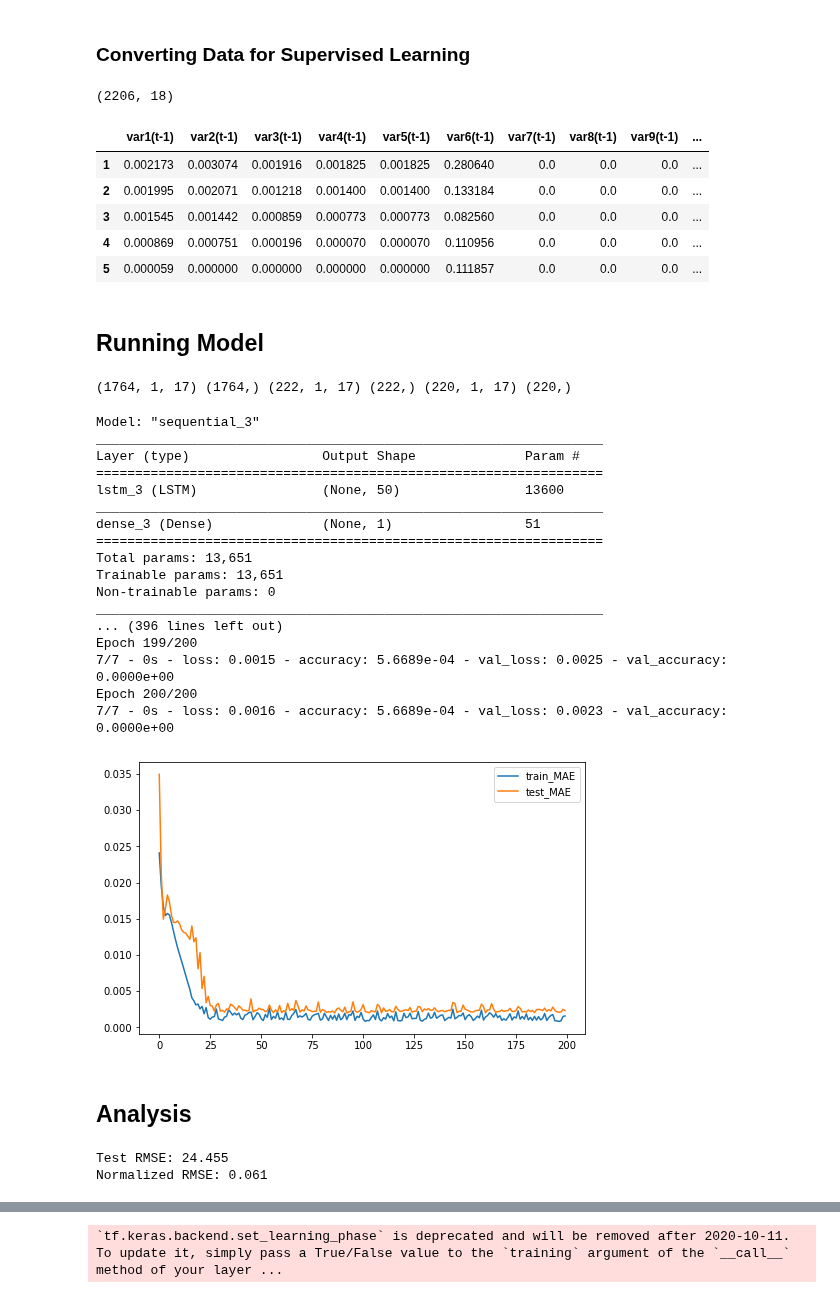
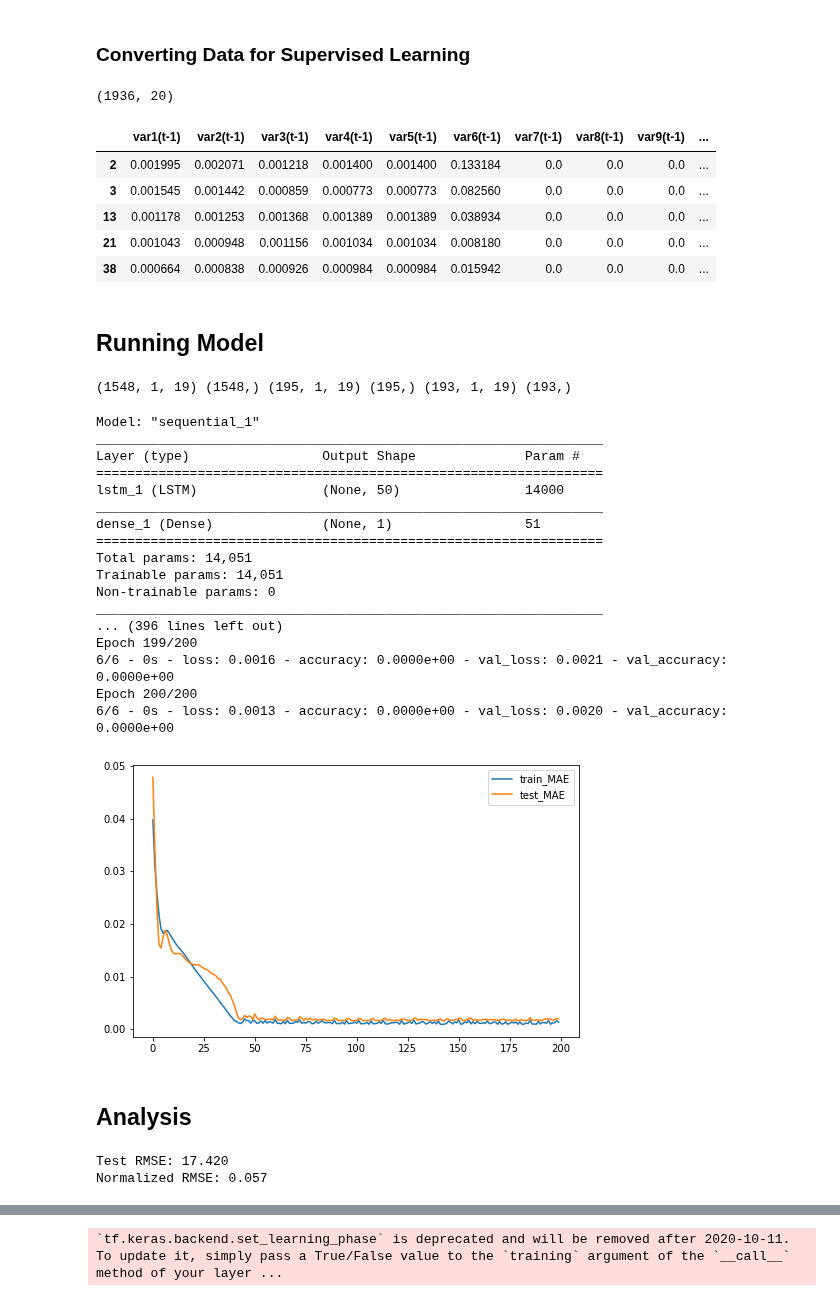
Before and after one commit to TLChilton/Senior_Capstone, a Jupyter notebook: LSTMsentimentanalysisTesla.ipynb, the cells around one changed output, grey strips where cells are left out. Cells and saved outputs as stored; diff of their text form; code cells hidden in the pictures.

```diff
--- a/LSTMsentimentanalysisTesla.ipynb
+++ b/LSTMsentimentanalysisTesla.ipynb
@@ -14,9 +14,17 @@ def is_positive(tweet: str) -> bool:
     """True if tweet has positive compound sentiment, False otherwise."""
     scores = [sia.polarity_scores(sentence)["compound"] for sentence in nltk.sent_tokenize(tweet)]
     return mean(scores) > 0
+
+def contains_tesla(tweet: str) -> bool:
+    search = ("tesla", "tsla", "cybertruck", "model s", "model x", "model 3", "model y")
+    if any(word in tweet.lower() for word in search):
+        return True
+    else:
+        return False
 # %%
 df_trump = pd.read_csv("Data/trump_tweets.csv", parse_dates = ['date'], index_col=7)
 df_trump["is_positive"] = df_trump.apply(lambda row: is_positive(row["text"]), axis = 1)
+df_trump["Trump Contains Tesla"] = df_trump.apply(lambda row: contains_tesla(row["text"]), axis=1)
 print(df_trump.shape)
 df_trump.head()
 # %% [output]
@@ -33,6 +41,7 @@ df_musk = pd.read_csv("Data/musk_2021.csv", parse_dates = ['date'], index_col=0)
 df_musk.set_index("date", inplace=True)
 df_musk.sort_index(ascending=True, inplace=True)
 df_musk["is_positive"] = df_musk.apply(lambda row: is_positive(row["tweet"]), axis = 1)
+df_musk["Musk Contains Tesla"] = df_musk.apply(lambda row: contains_tesla(row["tweet"]), axis=1)
 print(df_musk.shape)
 df_musk.head()
 # %% [output]
@@ -168,7 +177,7 @@ print(df_tsla.shape)
 # Merging Two Data Sets Together
 df = df_tsla.merge(df_musk, how='outer', left_index=True, right_index=True)
 df = df.merge(df_trump, how='outer', left_index=True, right_index=True)
-df[['Musk Tweet Count', 'Musk Likes', 'Musk Replies', 'Musk Retweets', 'Musk Num Positive', 'Musk Num Negative', 'Trump Tweet Count', 'Trump Favorites', 'Trump Retweets', 'Trump Num Positive', 'Trump Num Negative']] = df[['Musk Tweet Count', 'Musk Likes', 'Musk Replies', 'Musk Retweets', 'Musk Num Positive', 'Musk Num Negative', 'Trump Tweet Count', 'Trump Favorites', 'Trump Retweets', 'Trump Num Positive', 'Trump Num Negative']].fillna(0)
+df[['Musk Tweet Count', 'Musk Likes', 'Musk Replies', 'Musk Retweets', 'Musk Num Positive', 'Musk Contains Tesla', 'Musk Num Negative', 'Trump Tweet Count', 'Trump Favorites', 'Trump Retweets', 'Trump Num Positive', 'Trump Num Negative']] = df[['Musk Tweet Count', 'Musk Likes', 'Musk Replies', 'Musk Retweets', 'Musk Num Positive', 'Musk Num Negative', 'Trump Tweet Count', 'Trump Favorites', 'Trump Retweets', 'Trump Num Positive', 'Trump Contains Tesla', 'Trump Num Negative']].fillna(0)
 #df.drop(columns=['Musk Tweet Count', 'Trump Tweet Count'], axis=1, inplace=True)
 df.head()
 # %% [output]
@@ -184,30 +193,30 @@ df.head()
 # %%
 from sklearn.preprocessing import MinMaxScaler
 
 values = df.values
 # integer encoding of labels (not using yet here)
 #encoder = LabelEncoder()
 # ensure all data is float
 values = values.astype('float32')
 # normalize features
 scaler = MinMaxScaler(feature_range=(0,1))
 scaled = scaler.fit_transform(values)
 # frame as supervised learning
 reframed = series_to_supervised(scaled, 1, 1)
 
 # Drop Columns of Variables We Aren't Predicting
-reframed.drop(reframed.columns[[17,18,19,21,22,23,24,25,26,27,28,29,30,31,32,33]], axis=1, inplace=True)
+reframed.drop(reframed.columns[[19,20,21,23,24,25,26,27,28,29,30,31,32,33,34,35,36,37]], axis=1, inplace=True)
 #reframed.drop(reframed.columns[[10,11,12,13,14,16,17,18,19]], axis=1, inplace=True)
 print(reframed.shape)
 reframed.head()
 # %% [output]
-(2206, 18)
+(1936, 20)
 |  | var1(t-1) | var2(t-1) | var3(t-1) | var4(t-1) | var5(t-1) | var6(t-1) | var7(t-1) | var8(t-1) | var9(t-1) | ... |
-| 1 | 0.002173 | 0.003074 | 0.001916 | 0.001825 | 0.001825 | 0.280640 | 0.0 | 0.0 | 0.0 | ... |
 | 2 | 0.001995 | 0.002071 | 0.001218 | 0.001400 | 0.001400 | 0.133184 | 0.0 | 0.0 | 0.0 | ... |
 | 3 | 0.001545 | 0.001442 | 0.000859 | 0.000773 | 0.000773 | 0.082560 | 0.0 | 0.0 | 0.0 | ... |
-| 4 | 0.000869 | 0.000751 | 0.000196 | 0.000070 | 0.000070 | 0.110956 | 0.0 | 0.0 | 0.0 | ... |
-| 5 | 0.000059 | 0.000000 | 0.000000 | 0.000000 | 0.000000 | 0.111857 | 0.0 | 0.0 | 0.0 | ... |
+| 13 | 0.001178 | 0.001253 | 0.001368 | 0.001389 | 0.001389 | 0.038934 | 0.0 | 0.0 | 0.0 | ... |
+| 21 | 0.001043 | 0.000948 | 0.001156 | 0.001034 | 0.001034 | 0.008180 | 0.0 | 0.0 | 0.0 | ... |
+| 38 | 0.000664 | 0.000838 | 0.000926 | 0.000984 | 0.000984 | 0.015942 | 0.0 | 0.0 | 0.0 | ... |
 # %% [markdown]
 ## Running Model
 # %%
@@ -230,7 +239,7 @@ predict_X = predict_X.reshape((predict_X.shape[0], 1, predict_X.shape[1]))
 
 print(train_X.shape, train_y.shape, test_X.shape, test_y.shape, predict_X.shape, predict_y.shape)
 # %% [output]
-(1764, 1, 17) (1764,) (222, 1, 17) (222,) (220, 1, 17) (220,)
+(1548, 1, 19) (1548,) (195, 1, 19) (195,) (193, 1, 19) (193,)
 # %%
 # Import keras libraries
 from tensorflow.keras import Sequential
@@ -254,7 +263,6 @@ model.add(Dense(1, activation="linear", kernel_constraint=NonNeg()))
 model.compile(loss='mae', optimizer='adam', metrics=['accuracy'])
 model.summary()
 
-
 # fit network
 history = model.fit(train_X, train_y, epochs=200, batch_size=280, validation_data=(test_X, test_y), verbose=2, shuffle=False)
 # plot history
@@ -264,24 +272,24 @@ pyplot.plot(history.history['val_loss'], label='test_MAE')
 pyplot.legend()
 pyplot.show()
 # %% [output]
-Model: "sequential_3"
+Model: "sequential_1"
 _________________________________________________________________
 Layer (type)                 Output Shape              Param #
 =================================================================
-lstm_3 (LSTM)                (None, 50)                13600
+lstm_1 (LSTM)                (None, 50)                14000
 _________________________________________________________________
-dense_3 (Dense)              (None, 1)                 51
+dense_1 (Dense)              (None, 1)                 51
 =================================================================
-Total params: 13,651
-Trainable params: 13,651
+Total params: 14,051
+Trainable params: 14,051
 Non-trainable params: 0
 _________________________________________________________________
 ... (396 lines left out)
 Epoch 199/200
-7/7 - 0s - loss: 0.0015 - accuracy: 5.6689e-04 - val_loss: 0.0025 - val_accuracy: 0.0000e+00
+6/6 - 0s - loss: 0.0016 - accuracy: 0.0000e+00 - val_loss: 0.0021 - val_accuracy: 0.0000e+00
 Epoch 200/200
-7/7 - 0s - loss: 0.0016 - accuracy: 5.6689e-04 - val_loss: 0.0023 - val_accuracy: 0.0000e+00
+6/6 - 0s - loss: 0.0013 - accuracy: 0.0000e+00 - val_loss: 0.0020 - val_accuracy: 0.0000e+00
-[figure, old version]
+[figure, new version]
 # %% [markdown]
 ## Analysis
 # %%
@@ -306,7 +314,7 @@ print('Test RMSE: %.3f' % rmse)
 normalized_rmse = rmse/(mean(inv_y))
 print('Normalized RMSE: %.3f' % normalized_rmse)
 # %% [output]
-Test RMSE: 24.455
-Normalized RMSE: 0.061
+Test RMSE: 17.420
+Normalized RMSE: 0.057
 # %%
 # Plot of Prediction vs Actual
```
Also changed, not shown: parts of 7 cells of this notebook.
